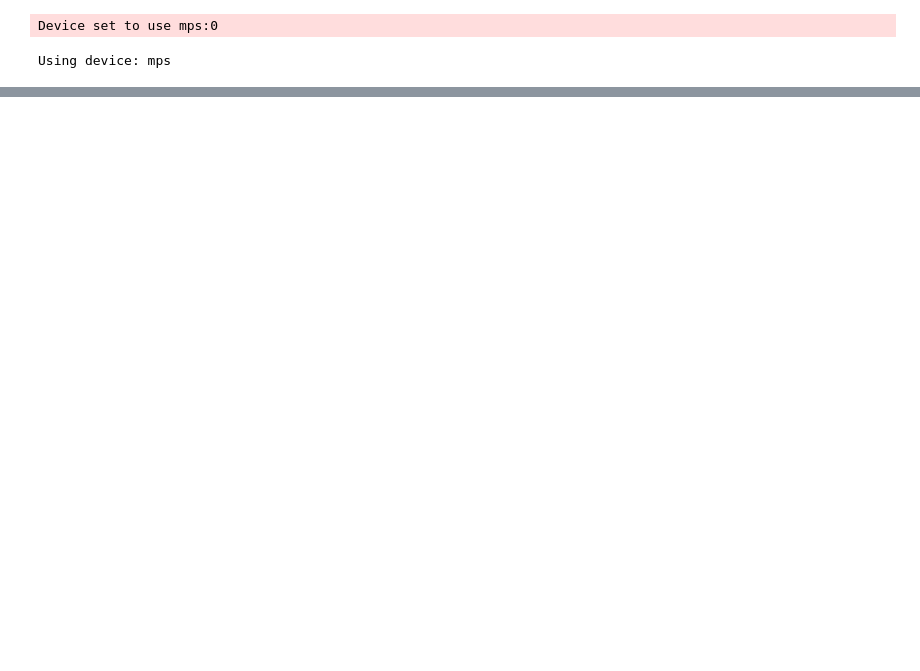
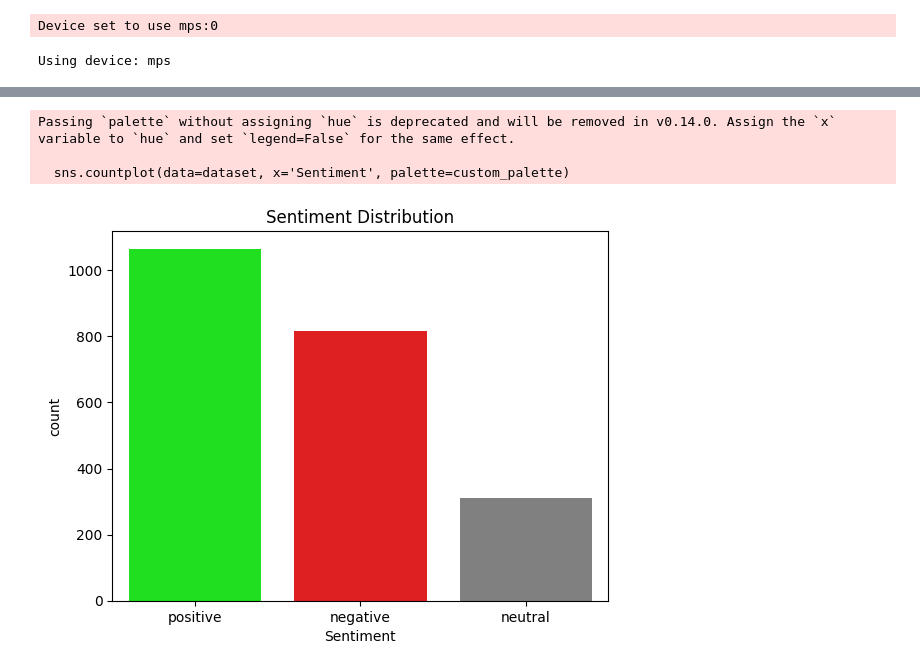
Before and after one commit to ParasNingune/Springer-Capital-Final-Task, a Jupyter notebook: notebook.ipynb, the cells around one changed output, grey strips where cells are left out. Saved outputs shown, nothing was run; the diff lists cells and outputs as text; code cells hidden in the pictures; blank space fills up the shorter version.

```diff
--- a/notebook.ipynb
+++ b/notebook.ipynb
@@ -94,0 +98,4 @@ dataset.head(10)
+# %%
+dataset.info()
+dataset.describe()
+dataset['date'] = pd.to_datetime(dataset['date'])
@@ -94,0 +127,18 @@ dataset.head(10)
+# %%
+import seaborn as sns
+import matplotlib.pyplot as plt
+
+custom_palette = {
+    'positive': 'lime',
+    'negative': 'red',
+    'neutral': 'gray'
+}
+
+sns.countplot(data=dataset, x='Sentiment', palette=custom_palette)
+plt.title('Sentiment Distribution')
+plt.show()
+# %% [output]
+Passing `palette` without assigning `hue` is deprecated and will be removed in v0.14.0. Assign the `x` variable to `hue` and set `legend=False` for the same effect.
+
+  sns.countplot(data=dataset, x='Sentiment', palette=custom_palette)
+[figure, added]
```
Also changed, not shown: parts of 9 cells of this notebook.
